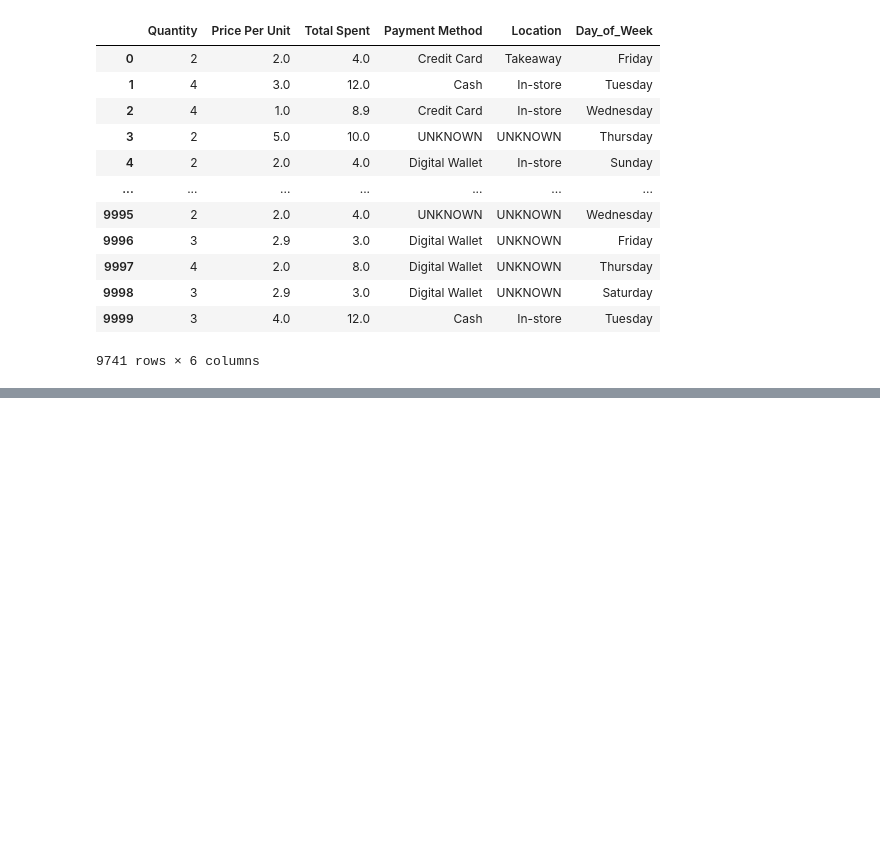
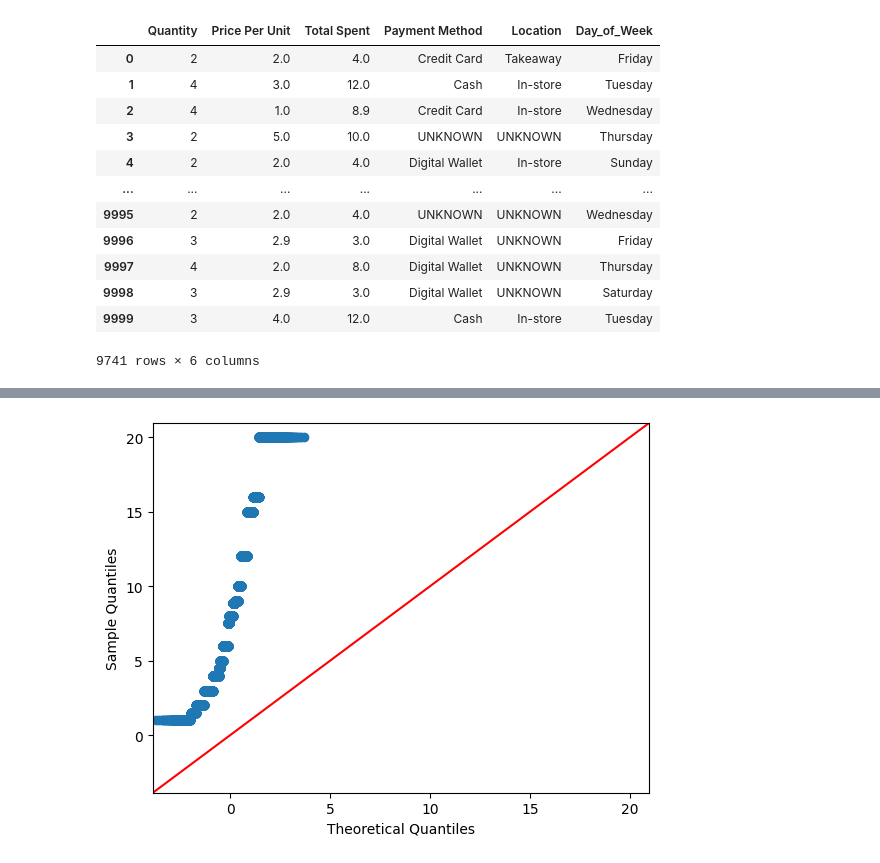
Before and after one commit to dewang002/EDA_Cafe, a Jupyter notebook: EDA_cafe_data.ipynb, the cells around one changed output, grey strips where cells are left out. Saved outputs shown, nothing was run; the diff lists cells and outputs as text; code cells hidden in the pictures; blank space fills up the shorter version.

```diff
--- a/EDA_cafe_data.ipynb
+++ b/EDA_cafe_data.ipynb
@@ -380,0 +411,6 @@ dtype: float64
+# %%
+# THIS QQ PLOT show that total spent definately not a
+sm.qqplot(df['Total Spent'], line='45')
+plt.show()
+# %% [output]
+[figure, added]
```
Also changed, not shown: parts of 7 cells of this notebook, 1 other file.
